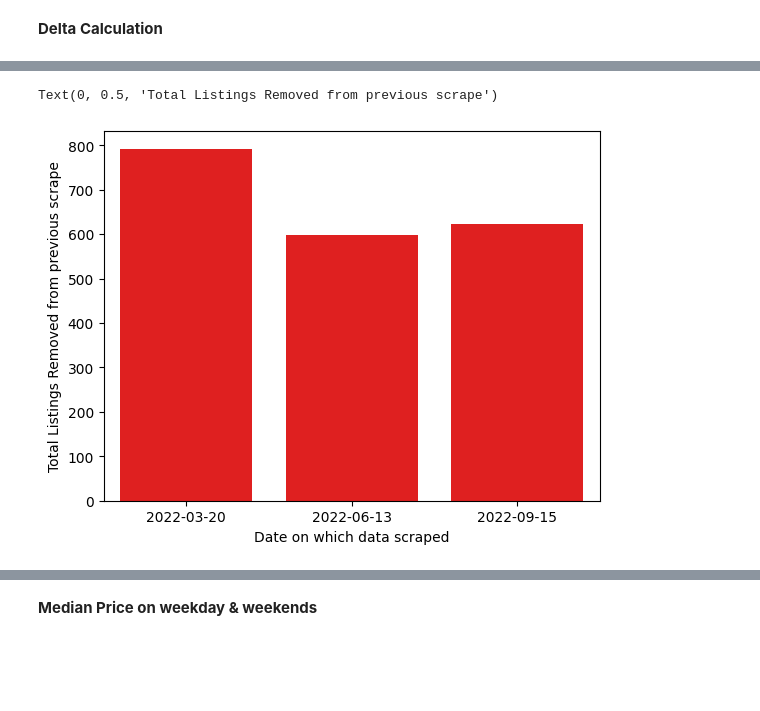
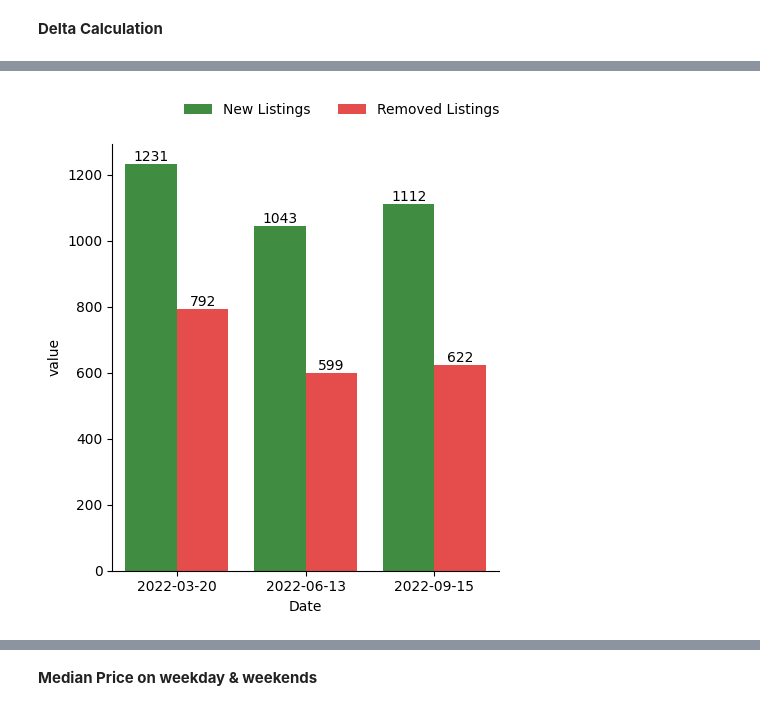
Before and after one commit to sakshi1989/DSBA_6211_Airbnb_Nashville, a Jupyter notebook: analyze.ipynb, the cells around one changed output, grey strips where cells are left out. Drawn from its saved outputs; the diff is of its cells as text; code cells hidden in the pictures; blank space fills up the shorter version.

```diff
--- a/analyze.ipynb
+++ b/analyze.ipynb
@@ -122,24 +165,24 @@ cal1_unique_listings = pd.Series(df_calendar_s1['listing_id'].unique())
 cal2_unique_listings = pd.Series(df_calendar_s2['listing_id'].unique())
 deltas.append({
     'Date': '2022-03-20',
-    'New_Listings': df_calendar_s2.mask(cal2_unique_listings.isin(cal1_unique_listings))['listing_id'].dropna().shape[0],
-    'Removed_Listings': df_calendar_s1.mask(cal1_unique_listings.isin(cal2_unique_listings))['listing_id'].dropna().shape[0]
+    'New Listings': df_calendar_s2.mask(cal2_unique_listings.isin(cal1_unique_listings))['listing_id'].dropna().shape[0],
+    'Removed Listings': df_calendar_s1.mask(cal1_unique_listings.isin(cal2_unique_listings))['listing_id'].dropna().shape[0]
 })
 # %%
 # Delta of New listings added --> get the listings that were added in third scrape, but were not there in second scrape
 cal3_unique_listings = pd.Series(df_calendar_s3['listing_id'].unique())
 deltas.append({
     'Date': '2022-06-13',
-    'New_Listings': df_calendar_s3.mask(cal3_unique_listings.isin(cal2_unique_listings))['listing_id'].dropna().shape[0],
-    'Removed_Listings': df_calendar_s2.mask(cal2_unique_listings.isin(cal3_unique_listings))['listing_id'].dropna().shape[0]
+    'New Listings': df_calendar_s3.mask(cal3_unique_listings.isin(cal2_unique_listings))['listing_id'].dropna().shape[0],
+    'Removed Listings': df_calendar_s2.mask(cal2_unique_listings.isin(cal3_unique_listings))['listing_id'].dropna().shape[0]
 })
 # %%
 # Delta of New listings added --> get the listings that were added in fourth scrape, but were not there in third scrape
 cal4_unique_listings = pd.Series(df_calendar_s4['listing_id'].unique())
 deltas.append({
     'Date': '2022-09-15',
-    'New_Listings': df_calendar_s4.mask(cal4_unique_listings.isin(cal3_unique_listings))['listing_id'].dropna().shape[0],
-    'Removed_Listings': df_calendar_s3.mask(cal3_unique_listings.isin(cal4_unique_listings))['listing_id'].dropna().shape[0]
+    'New Listings': df_calendar_s4.mask(cal4_unique_listings.isin(cal3_unique_listings))['listing_id'].dropna().shape[0],
+    'Removed Listings': df_calendar_s3.mask(cal3_unique_listings.isin(cal4_unique_listings))['listing_id'].dropna().shape[0]
 })
 # %%
 deltas
@@ -158,8 +193,19 @@ Text(0, 0.5, 'Total Listings Added during scrape')
-# %%
-# pd.DataFrame(deltas).plot.bar('Date', 'Removed_Listings')
-sns.barplot(data= pd.DataFrame(deltas) , x = 'Date' , y = 'Removed_Listings', color = 'red')
-plt.xlabel("Date on which data scraped")
-plt.ylabel("Total Listings Removed from previous scrape")
-# %% [output]
-Text(0, 0.5, 'Total Listings Removed from previous scrape')
-[figure, removed]
+# %%
+# Create the dataframe from the deltas dictionary
+df_deltas = pd.DataFrame(deltas)
+# Melt the dataframe to create the side-by-side plot
+df_deltas_new = df_deltas.melt( id_vars = 'Date', var_name = 'Listing Status')
+# %%
+palette ={"New Listings": "green", "Removed Listings": "Red"}
+g = sns.catplot(x = 'Date', y='value',
+                hue = 'Listing Status',palette = palette, data=df_deltas_new,
+                kind='bar', alpha=0.8)
+sns.move_legend(
+    g, "lower center",
+    bbox_to_anchor=(.5, 1), ncol=3, title=None, frameon=False,
+)
+# annotate the bar chart
+for container in g.ax.containers:
+    g.ax.bar_label(container)
+# %% [output]
+[figure, added]
```
Also changed, not shown: parts of 60 cells of this notebook, 8 other files.
